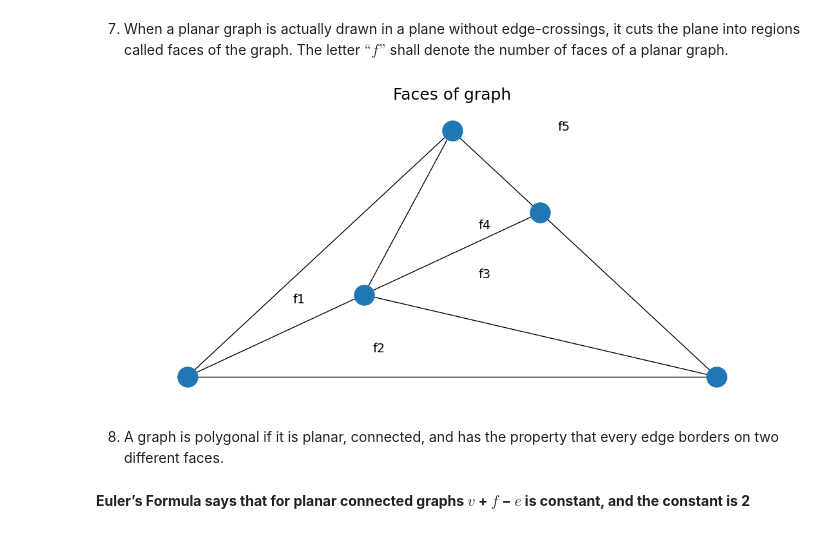
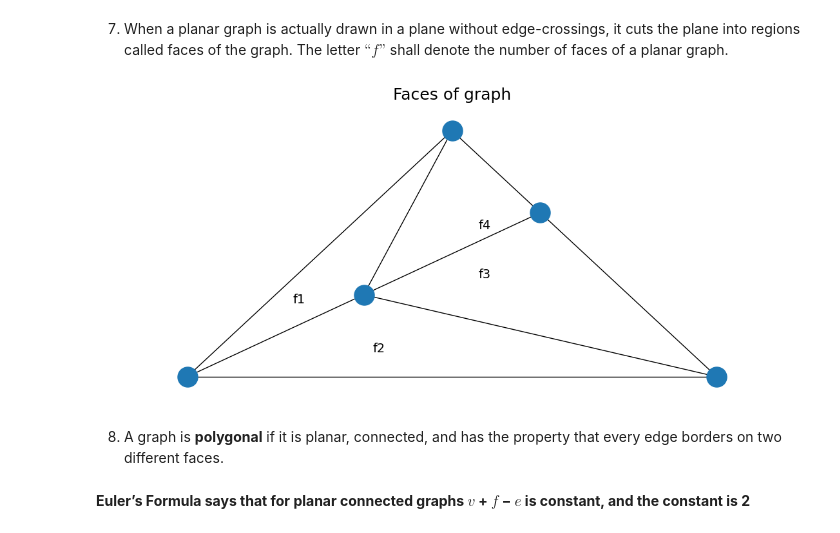
Before and after one commit to deva-k/devabook, a Jupyter notebook: book/graphs/graphs.ipynb, the cells around one changed output. Saved outputs shown, nothing was run; the diff lists cells and outputs as text; code cells hidden in the pictures.

Commit message:
platonic graphs completed

```diff
--- a/book/graphs/graphs.ipynb
+++ b/book/graphs/graphs.ipynb
@@ -332,31 +332,30 @@ If some new vertices of degree 2 are added to some of the edges of a graph $G$,
 # %%
 # Create a graph with 5 nodes and 8 edges
 G = nx.Graph()
 G.add_edges_from([(1,2), (2,3), (3,4), (4,1), (1,5), (2,5), (3,5), (4,5)])
 
 # Get node positions for a planar layout
 pos = nx.planar_layout(G)
 
 # Draw the nodes
 nx.draw_networkx_nodes(G, pos, node_size=500)
 
 # Draw the edges
 nx.draw_networkx_edges(G, pos)
 
 # Add the face labels
 plt.text(-0.6, -0.1, 'f1', fontsize=14)
 plt.text(-0.3, -0.3, 'f2', fontsize=14)
 plt.text(0.1, 0.001, 'f3', fontsize=14)
 plt.text(0.1, 0.2, 'f4', fontsize=14)
-plt.text(0.4, 0.6, 'f5', fontsize=14)
 
 # Show the plot
 plt.title('Faces of graph')
 plt.show()
 # %% [output]
-[figure, old version]
+[figure, new version]
 # %% [markdown]
-8. A graph is polygonal if it is planar, connected, and has the property that every edge borders on two different faces.
+8. A graph is **polygonal** if it is planar, connected, and has the property that every edge borders on two different faces.
 # %% [markdown]
 **Euler’s Formula says that for planar connected graphs $v$ + $f$ − $e$ is constant, and the constant is 2**
 # %% [markdown]
```
Also changed, not shown: parts of 2 cells of this notebook.
